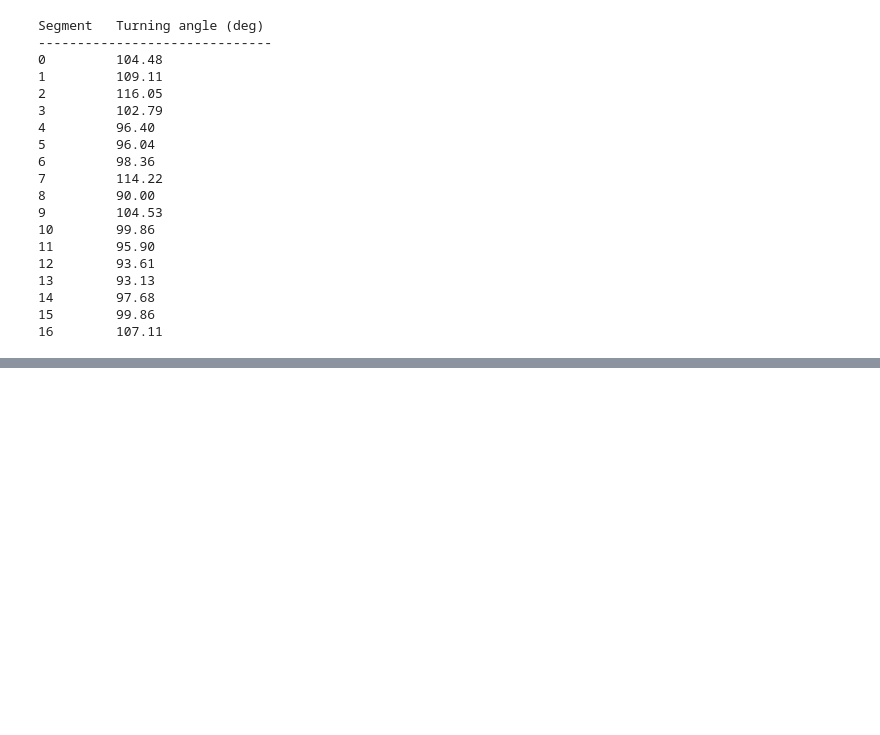
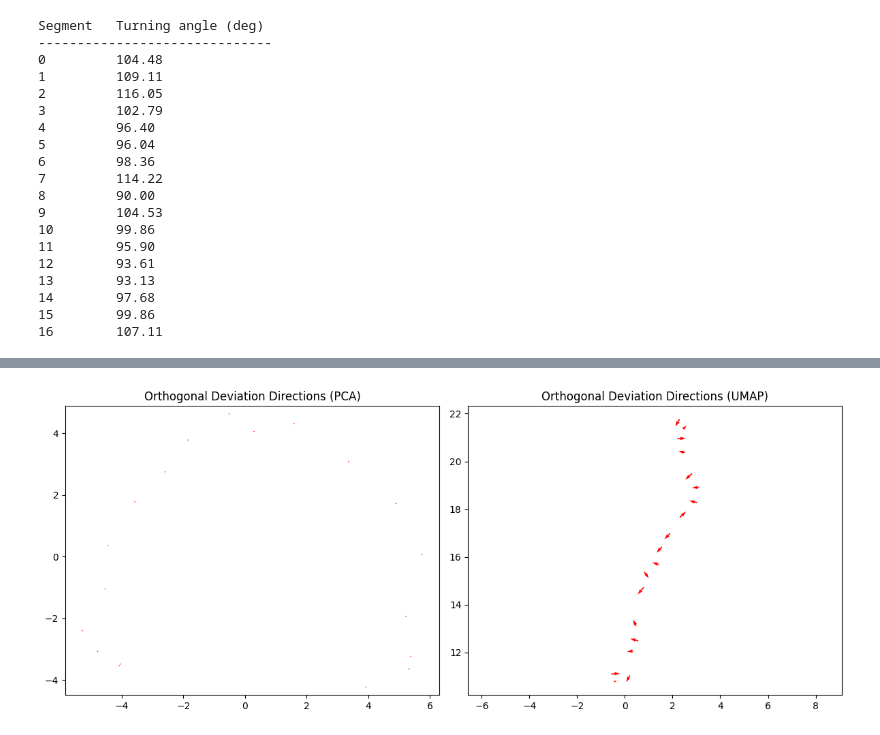
Before and after one commit to Antel0pe/SpaceOfMNIST-Digits, a Jupyter notebook: ExploringDimensions.ipynb, the cells around one changed output, grey strips where cells are left out. Drawn from its saved outputs; the diff is of its cells as text; code cells hidden in the pictures; blank space fills up the shorter version.

Commit message:
more variations of deviation and measure

```diff
--- a/ExploringDimensions.ipynb
+++ b/ExploringDimensions.ipynb
@@ -412,0 +610,62 @@ Segment   Turning angle (deg)
+# %%
+import numpy as np
+import matplotlib.pyplot as plt
+from sklearn.decomposition import PCA
+import umap
+
+def plot_deviation_directions(graph_interp_vectors, linear_interp_vectors, u, v):
+    graph = np.stack(graph_interp_vectors)
+    linear = np.stack(linear_interp_vectors)
+    d = v - u
+    d_unit = d / np.linalg.norm(d)
+
+    # Project graph points onto the line
+    projections = []
+    deviation_vectors = []
+
+    for g in graph:
+        g_rel = g - u
+        proj_scalar = np.dot(g_rel, d_unit)
+        proj_point = u + proj_scalar * d_unit
+        projections.append(proj_point)
+
+        deviation = g - proj_point
+        deviation_vectors.append(deviation)
+
+    projections = np.stack(projections)
+    deviation_vectors = np.stack(deviation_vectors)
+    # return projections, deviation_vectors
+
+    # Combine all for PCA/UMAP
+    full = np.vstack([graph, projections])
+    pca = PCA(n_components=2).fit_transform(full)
+    reducer = umap.UMAP(n_components=2, random_state=42)
+    umap_embed = reducer.fit_transform(full)
+
+    n = len(graph)
+    pca_graph = pca[:n]
+    pca_proj = pca[n:]
+    umap_graph = umap_embed[:n]
+    umap_proj = umap_embed[n:]
+
+    # Arrows = graph point to its projection
+    pca_arrows = pca_graph - pca_proj
+    umap_arrows = umap_graph - umap_proj
+
+    fig, axs = plt.subplots(1, 2, figsize=(12, 5))
+    for i, (pos, arrows, name) in enumerate([
+        (pca_proj, pca_arrows, "PCA"),
+        (umap_proj, umap_arrows, "UMAP")
+    ]):
+        ax = axs[i]
+        ax.quiver(pos[:, 0], pos[:, 1],
+                  arrows[:, 0], arrows[:, 1],
+                  angles='xy', scale_units='xy', scale=1, color='red', width=0.003)
+        ax.set_title(f"Orthogonal Deviation Directions ({name})")
+        ax.axis('equal')
+
+    plt.tight_layout()
+    plt.show()
+plot_deviation_directions(graph_interp_vectors, linear_interp_vectors, u, v)
+# %% [output]
+[figure, added]
```
Also changed, not shown: parts of 9 cells of this notebook.
